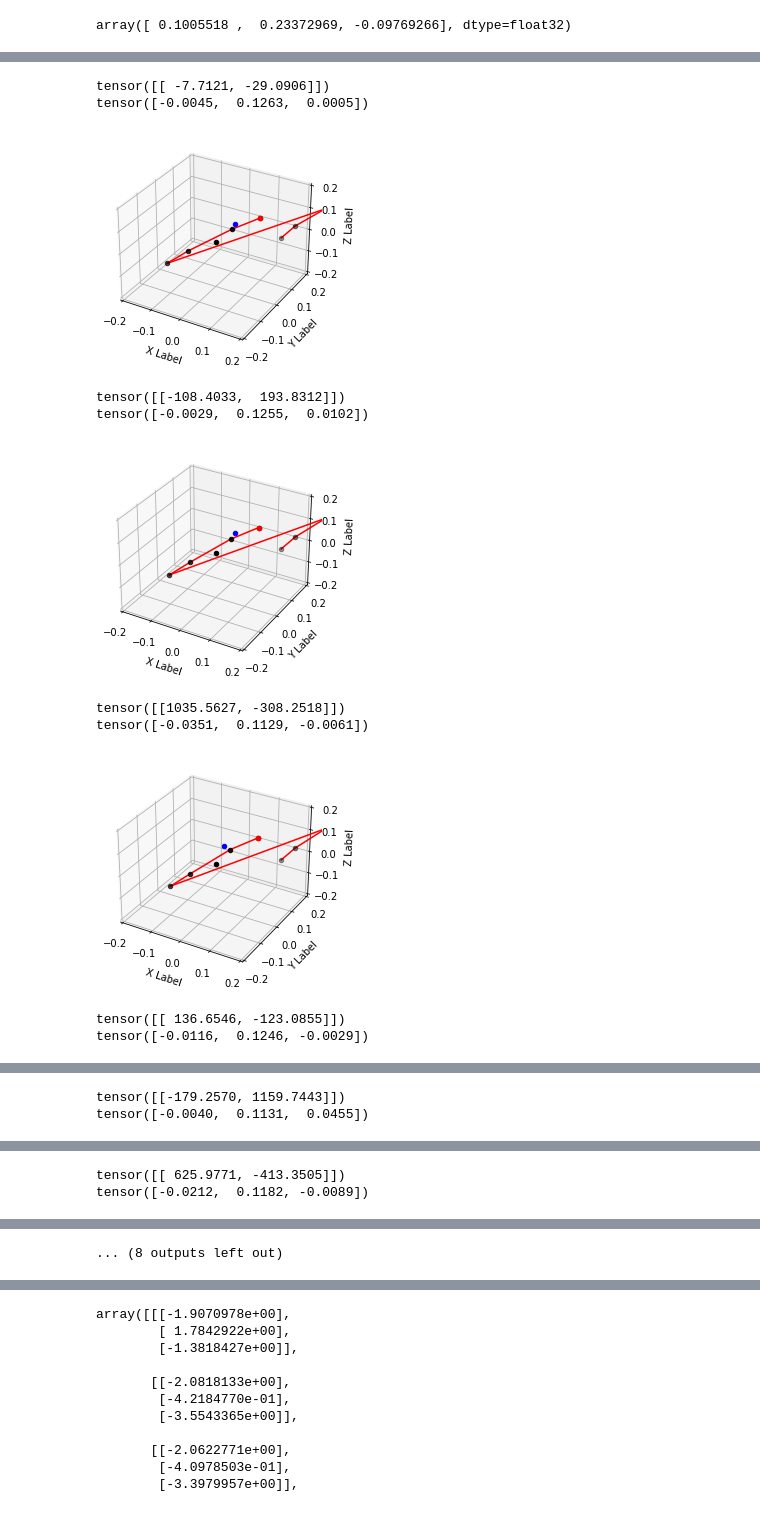
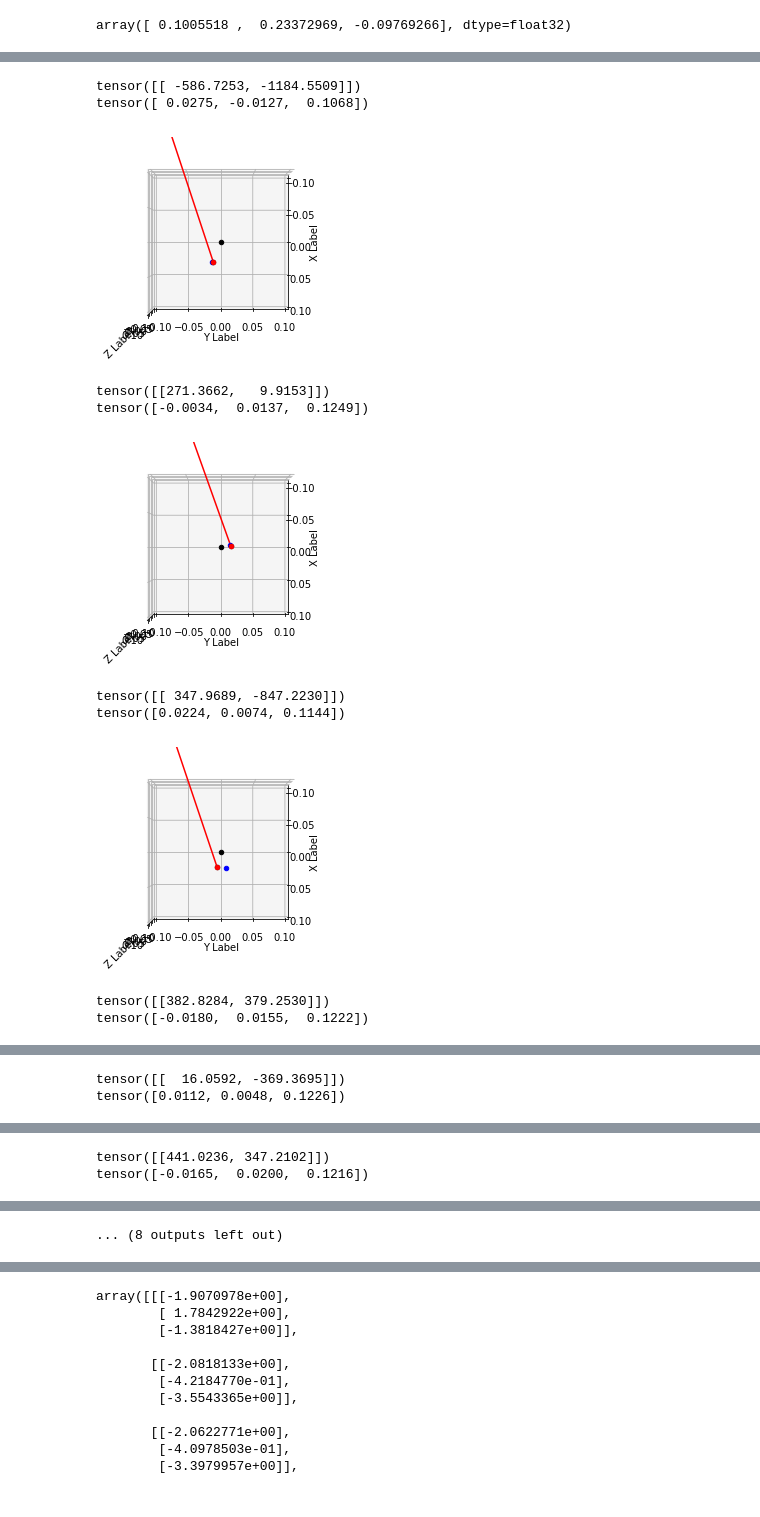
Before and after one commit to terry97-guel/KINN, a Jupyter notebook: code/control/fk_check.ipynb, the cells around one changed output, grey strips where cells are left out. Cells and saved outputs as stored; diff of their text form; code cells hidden in the pictures.

Commit message:
jacobian plot

```diff
--- a/code/control/fk_check.ipynb
+++ b/code/control/fk_check.ipynb
@@ -64,7 +64,7 @@ if args.MODEL == 'PRIMNET':
 elif args.MODEL == 'FC_PRIMNET':
     model = FC_PRIMNET(args=args).to(args.device)
 
-model.load_state_dict(torch.load(BASEDIR/'results'/path/"weights/epoch_200.pth"))
+model.load_state_dict(torch.load(BASEDIR/'results'/path/"weights/epoch_2000.pth"))
 # %% [output]
 <All keys matched successfully>
 # %%
@@ -120,0 +165,4 @@ tensor([-0.0205,  0.1127, -0.0195])
+# %%
+idx = 4
+
+train_dataset.motor_control[idx], train_dataset.position[idx]
@@ -122,7 +175,7 @@ tensor([-0.0205,  0.1127, -0.0195])
 from matplotlib import pyplot as plt
 
 
-for idx in range(0,10):
+for idx in range(10,20):
 
     motor_control = train_dataset.motor_control[idx][None,:]
     print(motor_control)
@@ -131,45 +184,45 @@ for idx in range(0,10):
 
     ps = model(motor_control)[0].detach().cpu().squeeze(-1).numpy()
     # ps[-1,:], target_position
 
     fig = plt.figure()
     ax = fig.add_subplot(projection='3d')
 
     ax.scatter(0,0,0,color='k')
     i = 0
     for p in ps:
         i = i +1
         ax.scatter(p[0], p[1],p[2], color = 'k', alpha = i *0.1 + 0.3)
 
     ax.scatter(p[0], p[1],p[2], color = 'r', alpha = 1)
 
     for p_fr, p_to in zip(ps[:-1], ps[1:]):
         ax.plot([p_fr[0], p_to[0]], [p_fr[1], p_to[1]], [p_fr[2], p_to[2]], color="red")
 
     ax.scatter(target_position[0], target_position[1], target_position[2], color='b')
 
-    ax.set_xlim(-0.20, 0.20)
-    ax.set_ylim(-0.20, 0.20)
-    ax.set_zlim(-0.20, 0.20)
+    ax.set_xlim(-0.10, 0.10)
+    ax.set_ylim(-0.10, 0.10)
+    ax.set_zlim(-0.10, 0.10)
 
     # name x,y,z label to ax
     ax.set_xlabel('X Label')
     ax.set_ylabel('Y Label')
     ax.set_zlabel('Z Label')
 
 
-    # ax.view_init(elev=0, azim=0)
+    ax.view_init(elev=90, azim=0)
 
     plt.show()
 # %% [output]
-tensor([[ -7.7121, -29.0906]])
-tensor([-0.0045,  0.1263,  0.0005])
+tensor([[ -586.7253, -1184.5509]])
+tensor([ 0.0275, -0.0127,  0.1068])
-[figure, old version]
+[figure, new version]
-tensor([[-108.4033,  193.8312]])
-tensor([-0.0029,  0.1255,  0.0102])
+tensor([[271.3662,   9.9153]])
+tensor([-0.0034,  0.0137,  0.1249])
-[figure, old version]
+[figure, new version]
-tensor([[1035.5627, -308.2518]])
-tensor([-0.0351,  0.1129, -0.0061])
+tensor([[ 347.9689, -847.2230]])
+tensor([0.0224, 0.0074, 0.1144])
-[figure, old version]
+[figure, new version]
-tensor([[ 136.6546, -123.0855]])
-tensor([-0.0116,  0.1246, -0.0029])
+tensor([[382.8284, 379.2530]])
+tensor([-0.0180,  0.0155,  0.1222])
@@ -177,2 +230,2 @@ tensor([-0.0116,  0.1246, -0.0029])
-tensor([[-179.2570, 1159.7443]])
-tensor([-0.0040,  0.1131,  0.0455])
+tensor([[  16.0592, -369.3695]])
+tensor([0.0112, 0.0048, 0.1226])
@@ -180,2 +233,2 @@ tensor([-0.0040,  0.1131,  0.0455])
-tensor([[ 625.9771, -413.3505]])
-tensor([-0.0212,  0.1182, -0.0089])
+tensor([[441.0236, 347.2102]])
+tensor([-0.0165,  0.0200,  0.1216])
```
Also changed, not shown: parts of 8 cells of this notebook, 4 other files.
